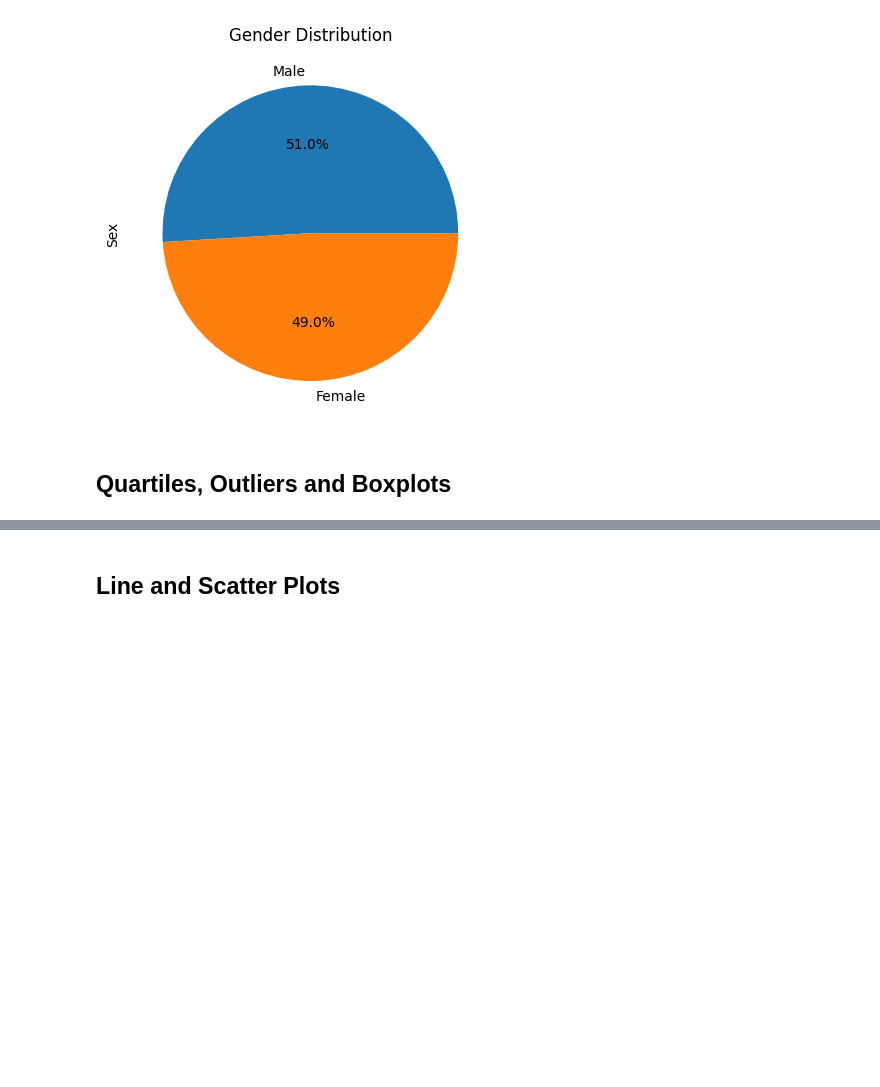
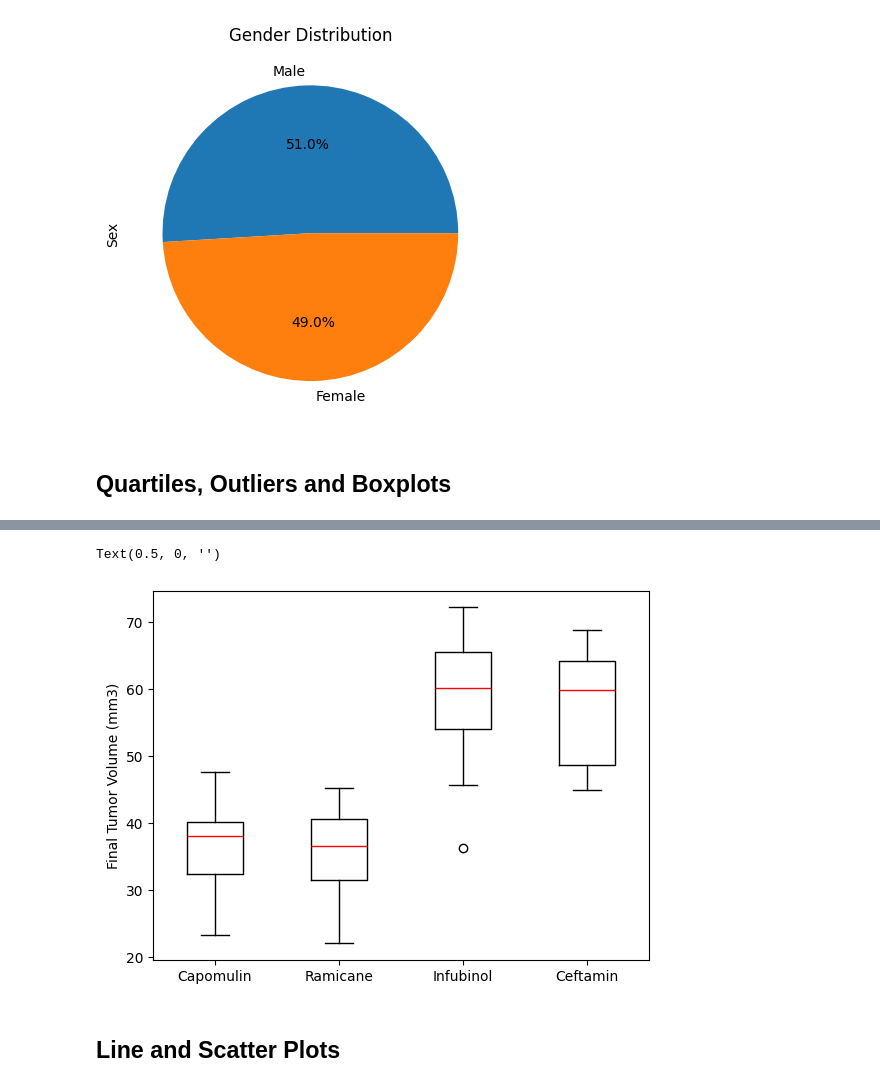
Before and after one commit to nicoleanderson21/matplotlib-challenge, a Jupyter notebook: matplotlib_analysis.ipynb, the cells around one changed output, grey strips where cells are left out. Cells and saved outputs as stored; diff of their text form; code cells hidden in the pictures; blank space fills up the shorter version.

```diff
--- a/matplotlib_analysis.ipynb
+++ b/matplotlib_analysis.ipynb
@@ -223,0 +202,20 @@ ceft_merge = pd.merge(ceft_vol, clean_mouse_df, on=("Mouse ID","Timepoint"),how=
+# %%
+reduced_mouse_df = clean_mouse_df.loc[(clean_mouse_df["Drug Regimen"] == "Capomulin") | (clean_mouse_df["Drug Regimen"] == "Ramicane") |
+                                        (clean_mouse_df["Drug Regimen"] == "Infubinol") |(clean_mouse_df["Drug Regimen"] == "Ceftamin") ]
+
+last_tp1 = reduced_mouse_df.groupby(["Drug Regimen","Mouse ID"]).last()
+last_tp2 = last_tp1.reset_index()
+last_tp3 =last_tp2[["Drug Regimen", "Tumor Volume (mm3)"]]
+
+cap_df = last_tp3.loc[last_tp3["Drug Regimen"] == "Capomulin"]
+
+ram_df = last_tp3.loc[last_tp3["Drug Regimen"] == "Ramicane"]
+
+inf_df = last_tp3.loc[last_tp3["Drug Regimen"] == "Infubinol"]
+
+ceft_df = last_tp3.loc[last_tp3["Drug Regimen"] == "Ceftamin"]
+
+drug_df = pd.DataFrame({"Capomulin": cap_df["Tumor Volume (mm3)"],
+         "Ramicane": ram_df["Tumor Volume (mm3)"],
+          "Infubinol": inf_df["Tumor Volume (mm3)"],
+          "Ceftamin": ceft_df["Tumor Volume (mm3)"]})
@@ -224,5 +255,11 @@ ceft_merge = pd.merge(ceft_vol, clean_mouse_df, on=("Mouse ID","Timepoint"),how=
 # %%
 # Generate a box plot that shows the distrubution of the tumor volume for each treatment group.
+boxplot = drug_df.boxplot(grid = False, color = dict(boxes = 'k', whiskers='k', medians='r'))
+boxplot.set_ylabel('Final Tumor Volume (mm3)')
+boxplot.set_xlabel('')
+# %% [output]
+Text(0.5, 0, '')
+[figure, added]
 # %% [markdown]
 ## Line and Scatter Plots
 # %%
```
Also changed, not shown: parts of 4 cells of this notebook.
